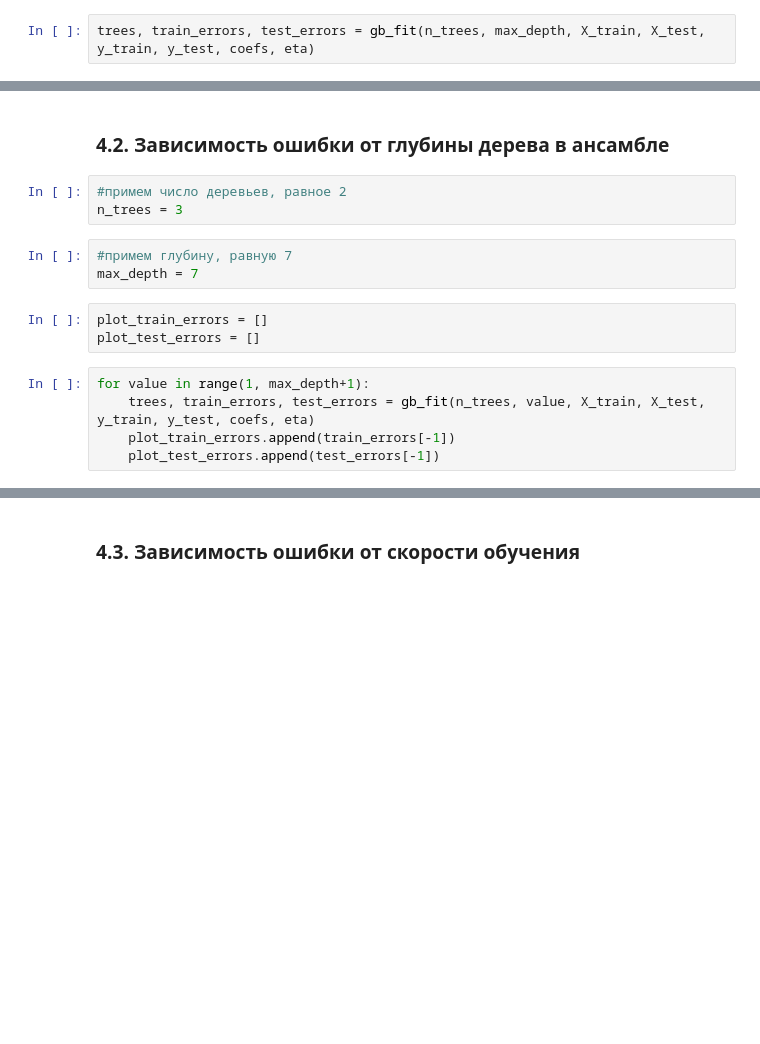
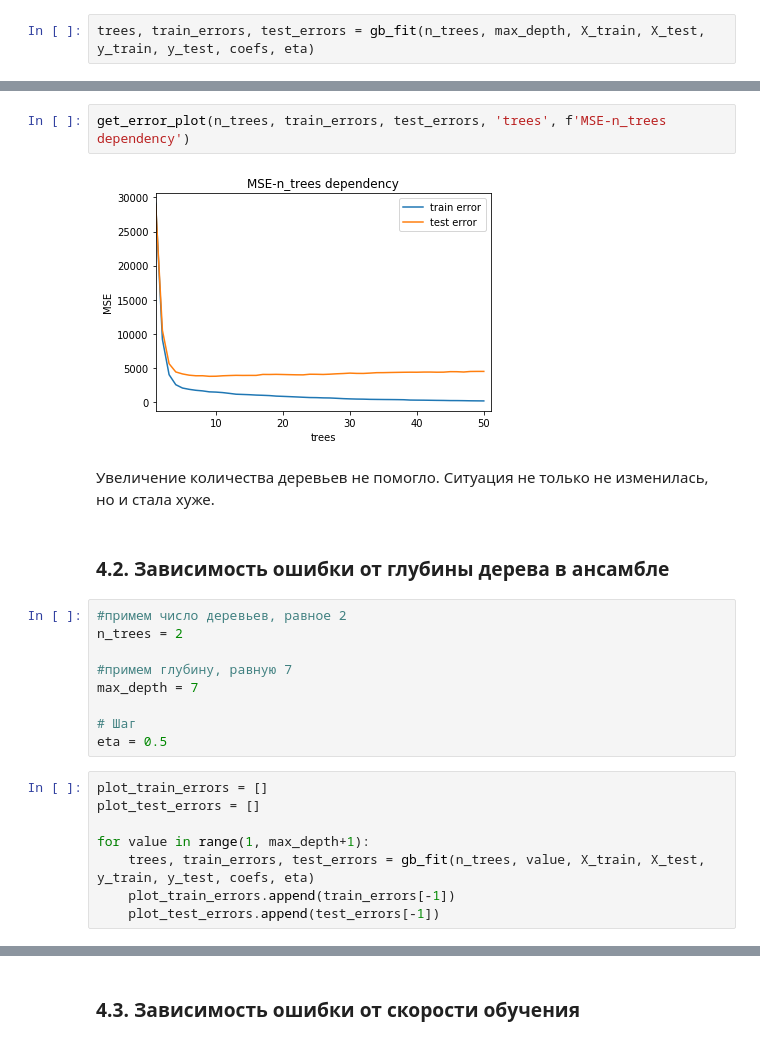
Before and after one commit to doksketch/algorithms-for-data-analysis, a Jupyter notebook: 06_Gradient boosting/gradient boosting.ipynb, the cells around one changed output, grey strips where cells are left out. Drawn from its saved outputs; the diff is of its cells as text; blank space fills up the shorter version.

```diff
--- a/06_Gradient boosting/gradient boosting.ipynb
+++ b/06_Gradient boosting/gradient boosting.ipynb
@@ -215,15 +192,24 @@ get_error_plot(n_trees, train_errors, test_errors, 'trees', f'MSE-n_trees depend
+# %%
+get_error_plot(n_trees, train_errors, test_errors, 'trees', f'MSE-n_trees dependency')
+# %% [output]
+[figure, added]
+# %% [markdown]
+Увеличение количества деревьев не помогло. Ситуация не только не изменилась, но и стала хуже.
 # %% [markdown]
 ### 4.2. Зависимость ошибки от глубины дерева в ансамбле
 # %%
 #примем число деревьев, равное 2
-n_trees = 3
+n_trees = 2
+
+#примем глубину, равную 7
+max_depth = 7
+
+# Шаг
+eta = 0.5
-# %%
-#примем глубину, равную 7
-max_depth = 7
-# %%
-plot_train_errors = []
-plot_test_errors = []
 # %%
+plot_train_errors = []
+plot_test_errors = []
+
 for value in range(1, max_depth+1):
     trees, train_errors, test_errors = gb_fit(n_trees, value, X_train, X_test, y_train, y_test, coefs, eta)
     plot_train_errors.append(train_errors[-1])
```
Also changed, not shown: parts of 40 cells of this notebook, 1 other file.
